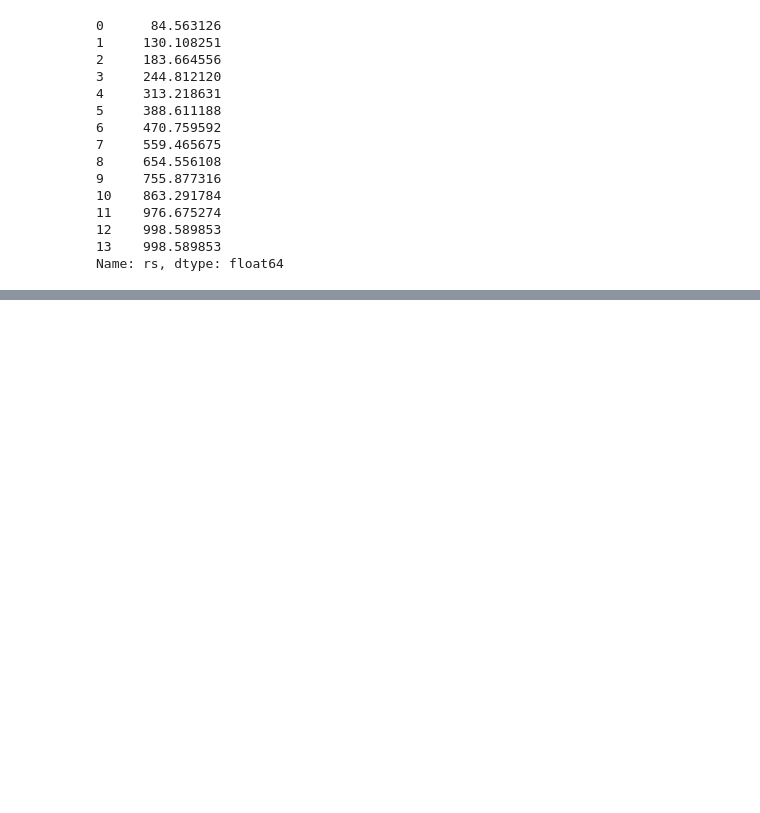
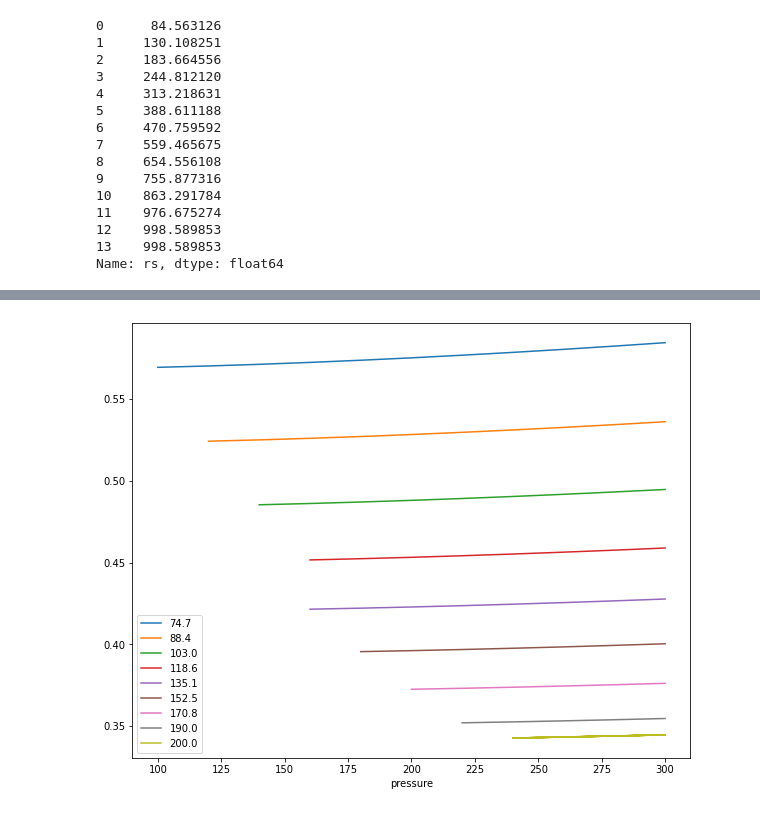
Before and after one commit to miroine/py_pvt, a Jupyter notebook: pvt/notebooks/pvt_correlation.ipynb, the cells around one changed output, grey strips where cells are left out. Drawn from its saved outputs; the diff is of its cells as text; code cells hidden in the pictures; blank space fills up the shorter version.

```diff
--- a/pvt/notebooks/pvt_correlation.ipynb
+++ b/pvt/notebooks/pvt_correlation.ipynb
@@ -1112,27 +1092,3 @@ df['rs']
 12    998.589853
 13    998.589853
 Name: rs, dtype: float64
-# %%
-rsb = df['rs'].iloc[0]
-
-pmin, pmax = 10.0 , 4000
-
-
-for rsb in df['rs']:
-
-    # calculate pb
-    pb = Oil().oil_pbubble(sto_api = 40, sg_gas=0.85, temp=80,rs=rsb, unit_system="metric")
-    bos = []
-
-    p =pmin
-    print(pb)
-    while p <=pmax:
-        if pb < p:
-            bo = Oil().oil_bo(press=p, temp=120, sg_gas=0.85, pb=pb, sto_api=40)
-
-            mu = Oil().oil_viscosity(sto_api=40, temp= 120, press= p, rs=rsb, pb=pb, oiltype="undersaturated",correlation = "vasquezbeggs", unit_system="metric")
-            print (f"rs  {rsb}:  pressure: {p}      bo: {bo}       mu: {mu}" )
-            bos.append(bo)
-
-        p +=(pmax-pmin)/20
-    print ("******************************")
@@ -1160,0 +1095,3 @@ Oil().oil_bo(temp=80, sg_gas=0.85, rs=rsb, sto_api=40, press=p)
+# %%
+df= OilGas(sto_api = 40, sg_gas=0.85, temp=80,rsb=200,pmin=10, pmax=300, unit_system="metric", p_sep=20, t_sep=15, salt=0.003).excport_to_eclipse_format()
+df
@@ -1160,0 +1115,8 @@ Oil().oil_bo(temp=80, sg_gas=0.85, rs=rsb, sto_api=40, press=p)
+# %%
+fig, ax = plt.subplots(figsize=(10,8))
+
+
+for rsb in df.rsb.unique():
+    df.loc[df.rsb == rsb].plot(x="pressure", y="visco", ax=ax, label=f"{rsb:.1f}")
+# %% [output]
+[figure, added]
```
Also changed, not shown: parts of 11 cells of this notebook, 3 other files.
